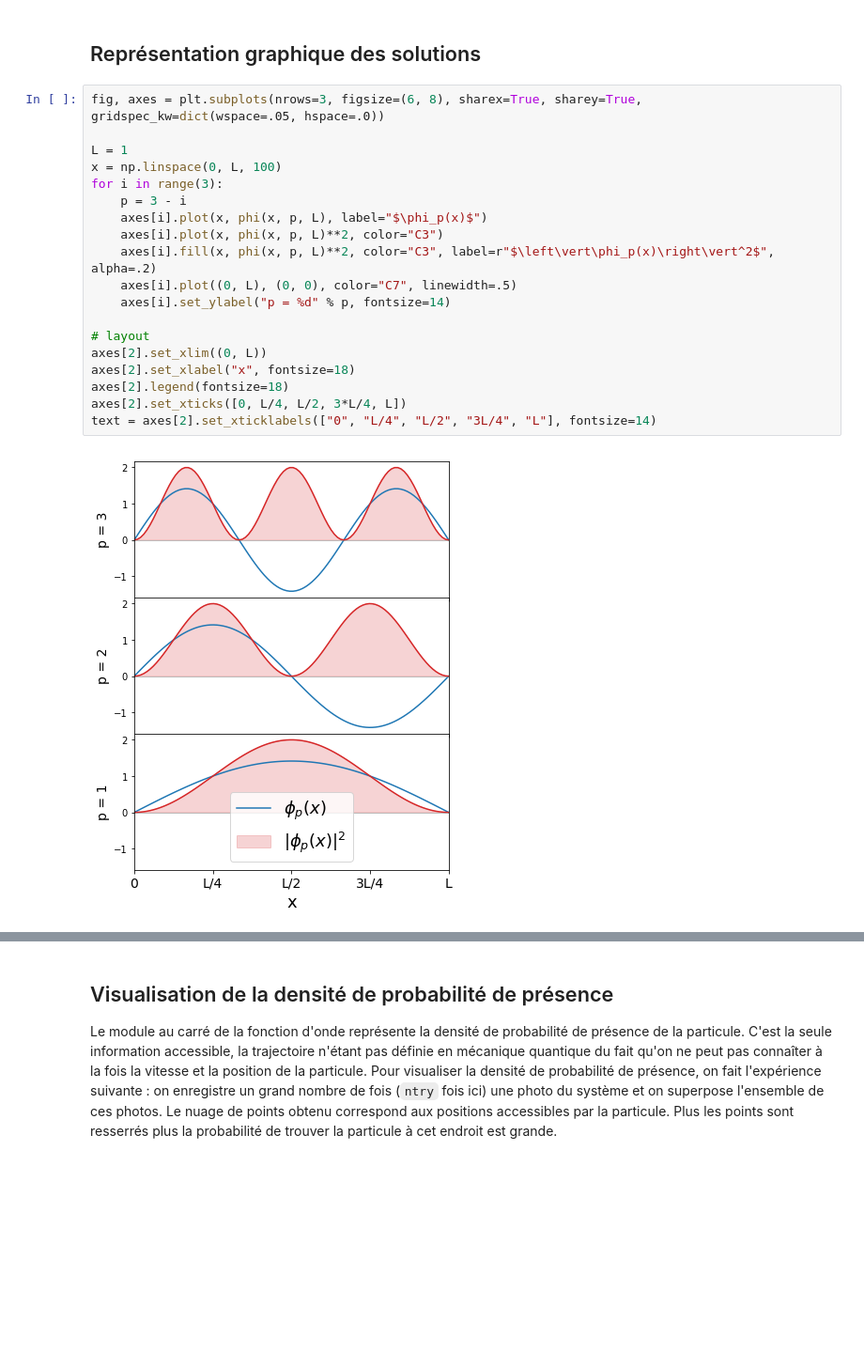
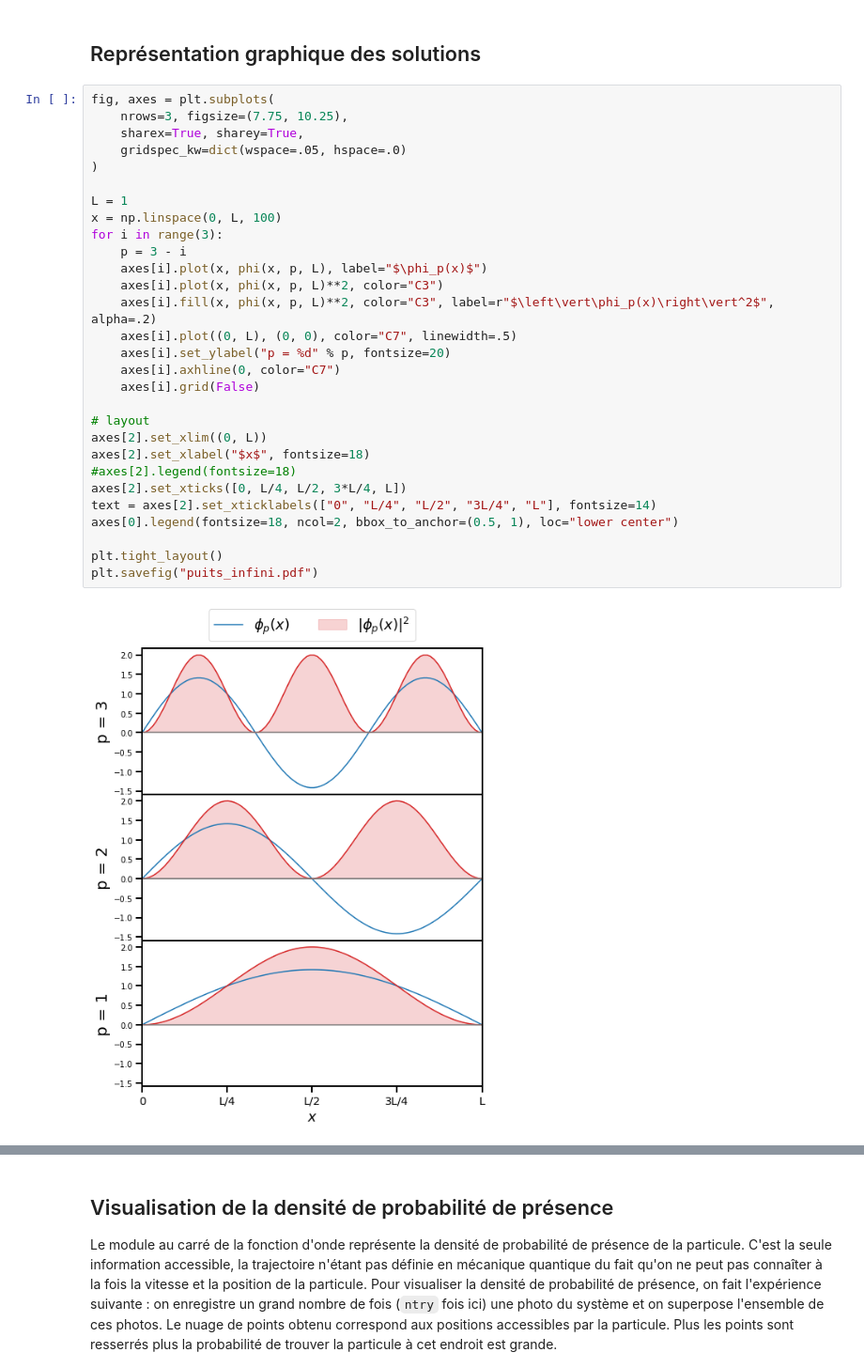
Before and after one commit to gVallverdu/cookbook, a Jupyter notebook: puits_infini.ipynb, the cells around one changed output, grey strips where cells are left out. Shown: that part at 94% size. Drawn from its saved outputs; the diff is of its cells as text; blank space fills up the shorter version.

```diff
--- a/puits_infini.ipynb
+++ b/puits_infini.ipynb
@@ -54,23 +54,33 @@ np.trapz(phi(x, p=2, L=L)**2, x)
 # %% [markdown]
 ## Représentation graphique des solutions
 # %%
-fig, axes = plt.subplots(nrows=3, figsize=(6, 8), sharex=True, sharey=True, gridspec_kw=dict(wspace=.05, hspace=.0))
+fig, axes = plt.subplots(
+    nrows=3, figsize=(7.75, 10.25),
+    sharex=True, sharey=True,
+    gridspec_kw=dict(wspace=.05, hspace=.0)
+)
 
 L = 1
 x = np.linspace(0, L, 100)
 for i in range(3):
     p = 3 - i
     axes[i].plot(x, phi(x, p, L), label="$\phi_p(x)$")
     axes[i].plot(x, phi(x, p, L)**2, color="C3")
     axes[i].fill(x, phi(x, p, L)**2, color="C3", label=r"$\left\vert\phi_p(x)\right\vert^2$", alpha=.2)
     axes[i].plot((0, L), (0, 0), color="C7", linewidth=.5)
-    axes[i].set_ylabel("p = %d" % p, fontsize=14)
+    axes[i].set_ylabel("p = %d" % p, fontsize=20)
+    axes[i].axhline(0, color="C7")
+    axes[i].grid(False)
 
 # layout
 axes[2].set_xlim((0, L))
-axes[2].set_xlabel("x", fontsize=18)
-axes[2].legend(fontsize=18)
+axes[2].set_xlabel("$x$", fontsize=18)
+#axes[2].legend(fontsize=18)
 axes[2].set_xticks([0, L/4, L/2, 3*L/4, L])
 text = axes[2].set_xticklabels(["0", "L/4", "L/2", "3L/4", "L"], fontsize=14)
+axes[0].legend(fontsize=18, ncol=2, bbox_to_anchor=(0.5, 1), loc="lower center")
+
+plt.tight_layout()
+plt.savefig("puits_infini.pdf")
 # %% [output]
-[figure, old version]
+[figure, new version]
```
Also changed, not shown: parts of 12 cells of this notebook.
